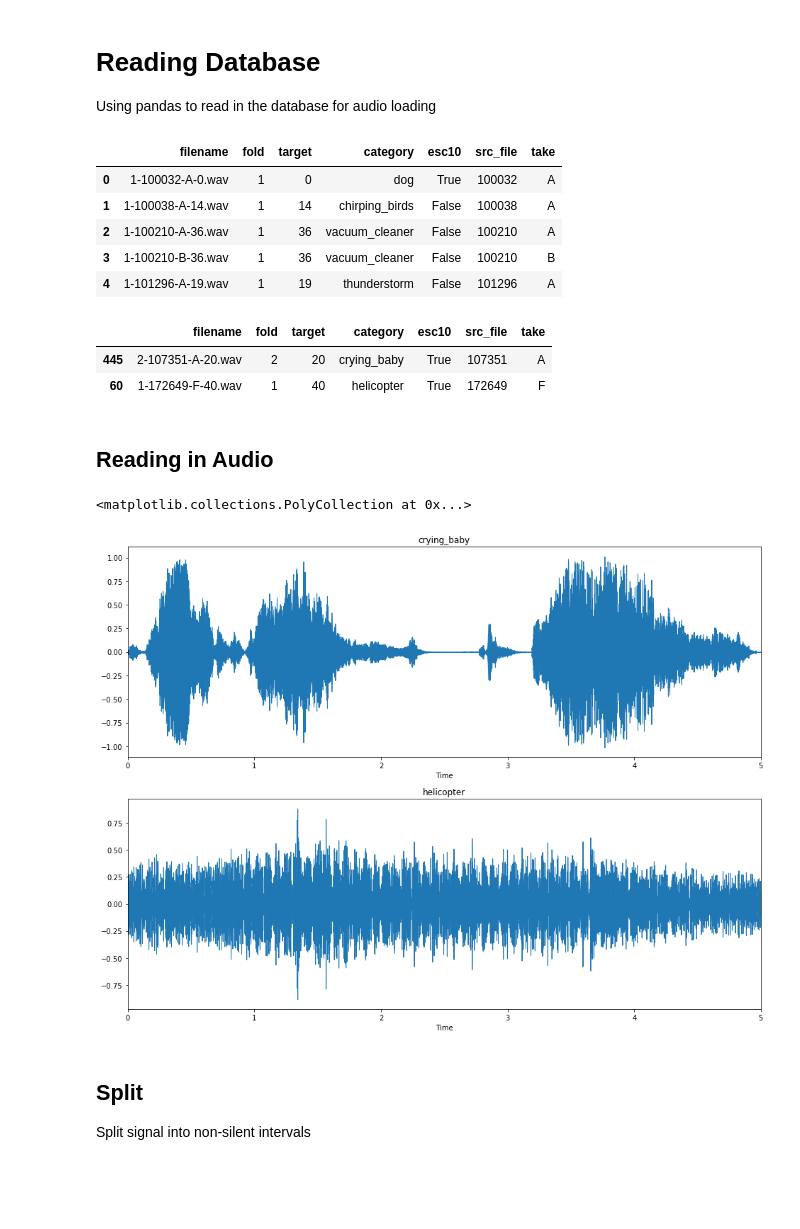
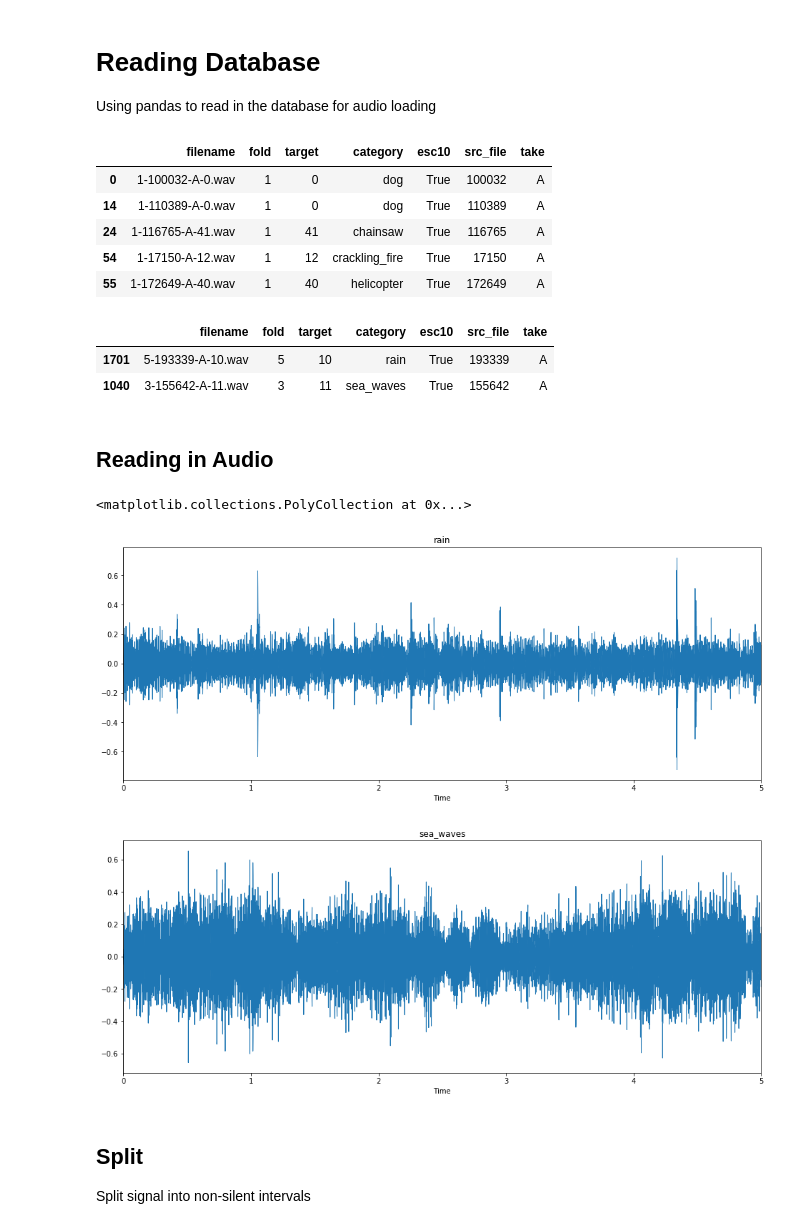
Before and after one commit to DeanPFZ/deep-audio-public, a Jupyter notebook: src/Peripheral Analyzer.ipynb, the cells around one changed output. Saved outputs shown, nothing was run; the diff lists cells and outputs as text; code cells hidden in the pictures; blank space fills up the shorter version.

Commit message:
Run tests for figures

```diff
--- a/src/Peripheral Analyzer.ipynb
+++ b/src/Peripheral Analyzer.ipynb
@@ -8,43 +8,44 @@ import numpy as np
 import time
 import librosa as libr
 import librosa.display as ldis
+global_figsize = (16,6)
 # %% [markdown]
 # Reading Database
 Using pandas to read in the database for audio loading
 # %%
 dataset = pd.read_csv('../ESC-50/meta/esc50.csv')
+dataset = dataset[dataset['esc10'] == True]
 dataset.head()
 # %% [output]
 |  | filename | fold | target | category | esc10 | src_file | take |
 | 0 | 1-100032-A-0.wav | 1 | 0 | dog | True | 100032 | A |
-| 1 | 1-100038-A-14.wav | 1 | 14 | chirping_birds | False | 100038 | A |
-| 2 | 1-100210-A-36.wav | 1 | 36 | vacuum_cleaner | False | 100210 | A |
-| 3 | 1-100210-B-36.wav | 1 | 36 | vacuum_cleaner | False | 100210 | B |
-| 4 | 1-101296-A-19.wav | 1 | 19 | thunderstorm | False | 101296 | A |
+| 14 | 1-110389-A-0.wav | 1 | 0 | dog | True | 110389 | A |
+| 24 | 1-116765-A-41.wav | 1 | 41 | chainsaw | True | 116765 | A |
+| 54 | 1-17150-A-12.wav | 1 | 12 | crackling_fire | True | 17150 | A |
+| 55 | 1-172649-A-40.wav | 1 | 40 | helicopter | True | 172649 | A |
 # %%
-samples = dataset[dataset['esc10'] == True].sample(2)
+samples = dataset.sample(2)
 samples.head()
 # %% [output]
 |  | filename | fold | target | category | esc10 | src_file | take |
-| 445 | 2-107351-A-20.wav | 2 | 20 | crying_baby | True | 107351 | A |
-| 60 | 1-172649-F-40.wav | 1 | 40 | helicopter | True | 172649 | F |
+| 1701 | 5-193339-A-10.wav | 5 | 10 | rain | True | 193339 | A |
+| 1040 | 3-155642-A-11.wav | 3 | 11 | sea_waves | True | 155642 | A |
 # %% [markdown]
 ## Reading in Audio
 # %%
 y0, sr0 = libr.core.load('../ESC-50/audio/' + samples.iloc[0]['filename'], sr=16000, mono=True)
 y1, sr1 = libr.core.load('../ESC-50/audio/' + samples.iloc[1]['filename'], sr=16000, mono=True)
 # %%
-plt.figure(figsize=(16, 12))
-plt.title('Waveform')
-ax=plt.subplot(2,1,1)
-ax.set_title(samples.iloc[0]['category'])
+plt.figure(figsize=global_figsize)
+plt.title(samples.iloc[0]['category'])
 ldis.waveplot(y0, sr0)
-ax=plt.subplot(2,1,2)
-ax.set_title(samples.iloc[1]['category'])
+plt.figure(figsize=global_figsize)
+plt.title(samples.iloc[1]['category'])
 ldis.waveplot(y1, sr1)
 # %% [output]
 <matplotlib.collections.PolyCollection at 0x...>
-[figure, old version]
+[figure, new version]
+[figure, added]
 # %% [markdown]
 ## Split
 Split signal into non-silent intervals
```
Also changed, not shown: parts of 31 cells of this notebook.
